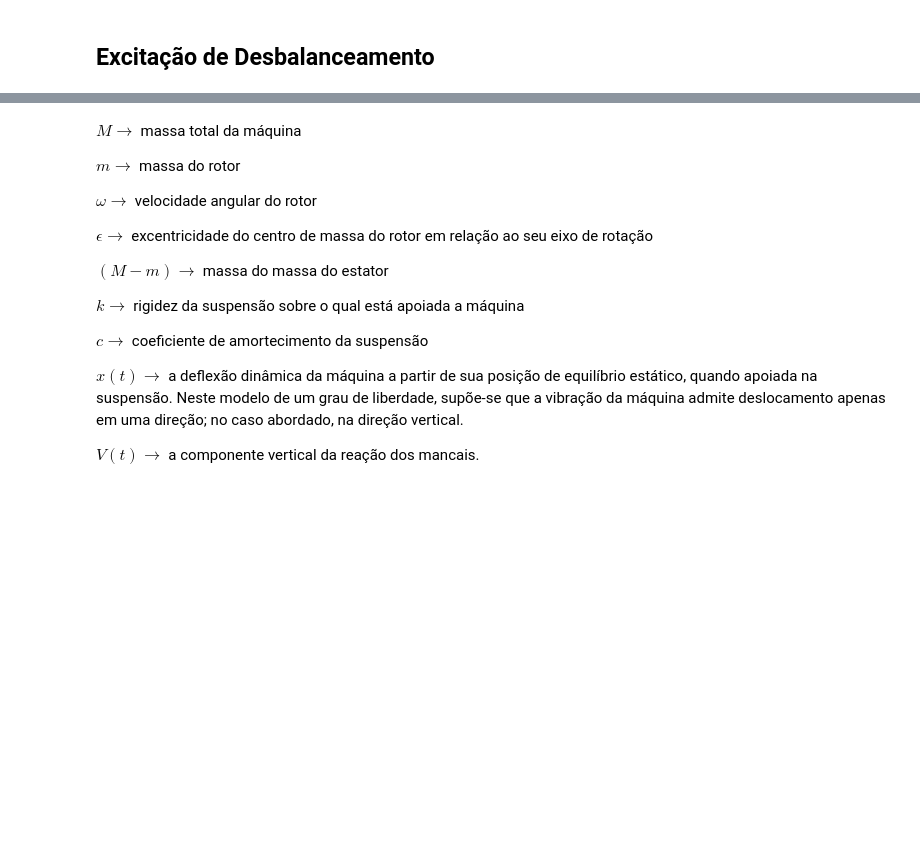
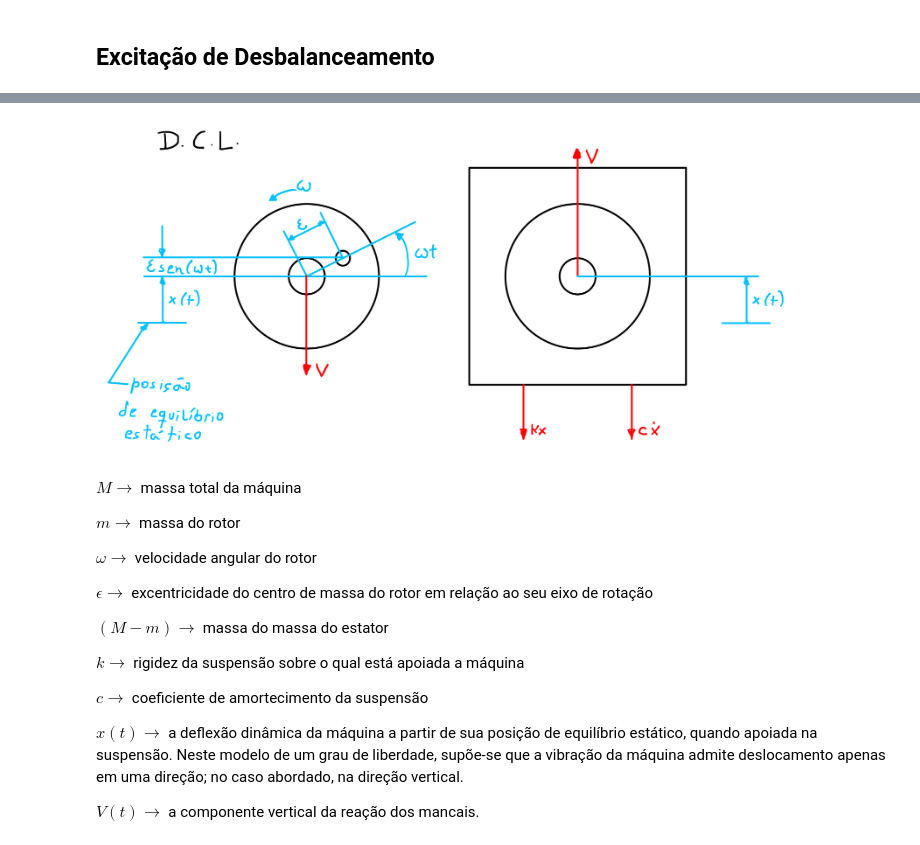
Before and after one commit to Pi-vi/Aulas_vibracoes, a Jupyter notebook: Vibs3.ipynb, the cells around one changed output, grey strips where cells are left out. Drawn from its saved outputs; the diff is of its cells as text; code cells hidden in the pictures; blank space fills up the shorter version.

```diff
--- a/Vibs3.ipynb
+++ b/Vibs3.ipynb
@@ -445,3 +453,7 @@ Image('figuras/fig3-7.png',width=400)
+# %%
+Image('figuras/fig3-10.png',width=700)
+# %% [output]
+[figure, added]
 # %% [markdown]
 $M \rightarrow$ massa total da máquina
 
```
Also changed, not shown: parts of 10 cells of this notebook, 2 other files.
